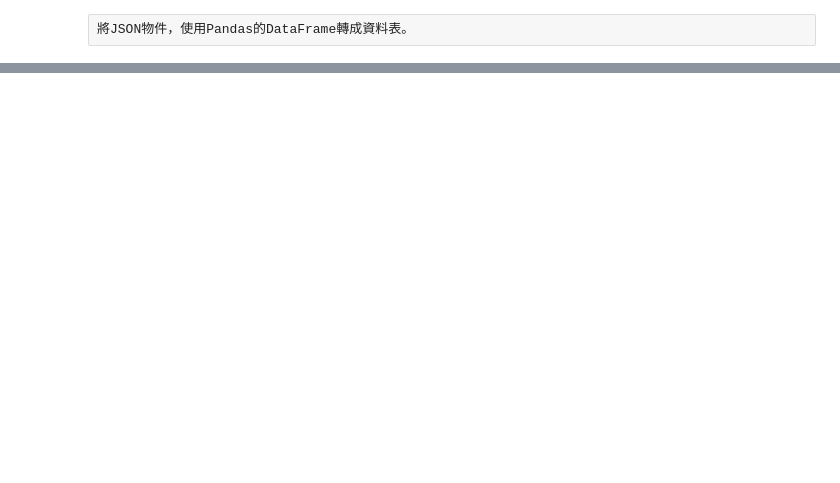
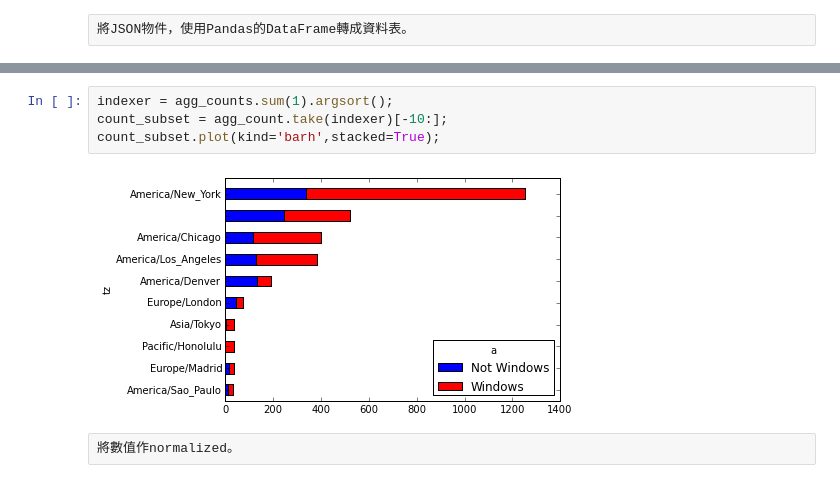
Before and after one commit to wesm/pydata-book, a Jupyter notebook: Ch02.ipynb, the cells around one changed output, grey strips where cells are left out. Cells and saved outputs as stored; diff of their text form; blank space fills up the shorter version.

```diff
--- a/Ch02.ipynb
+++ b/Ch02.ipynb
@@ -61,0 +131,8 @@ plt.plot([1,2,3]);
+# %%
+indexer = agg_counts.sum(1).argsort();
+count_subset = agg_count.take(indexer)[-10:];
+count_subset.plot(kind='barh',stacked=True);
+# %% [output]
+[figure, added]
+# %% [raw]
+將數值作normalized。
```
Also changed, not shown: parts of 32 cells of this notebook.
